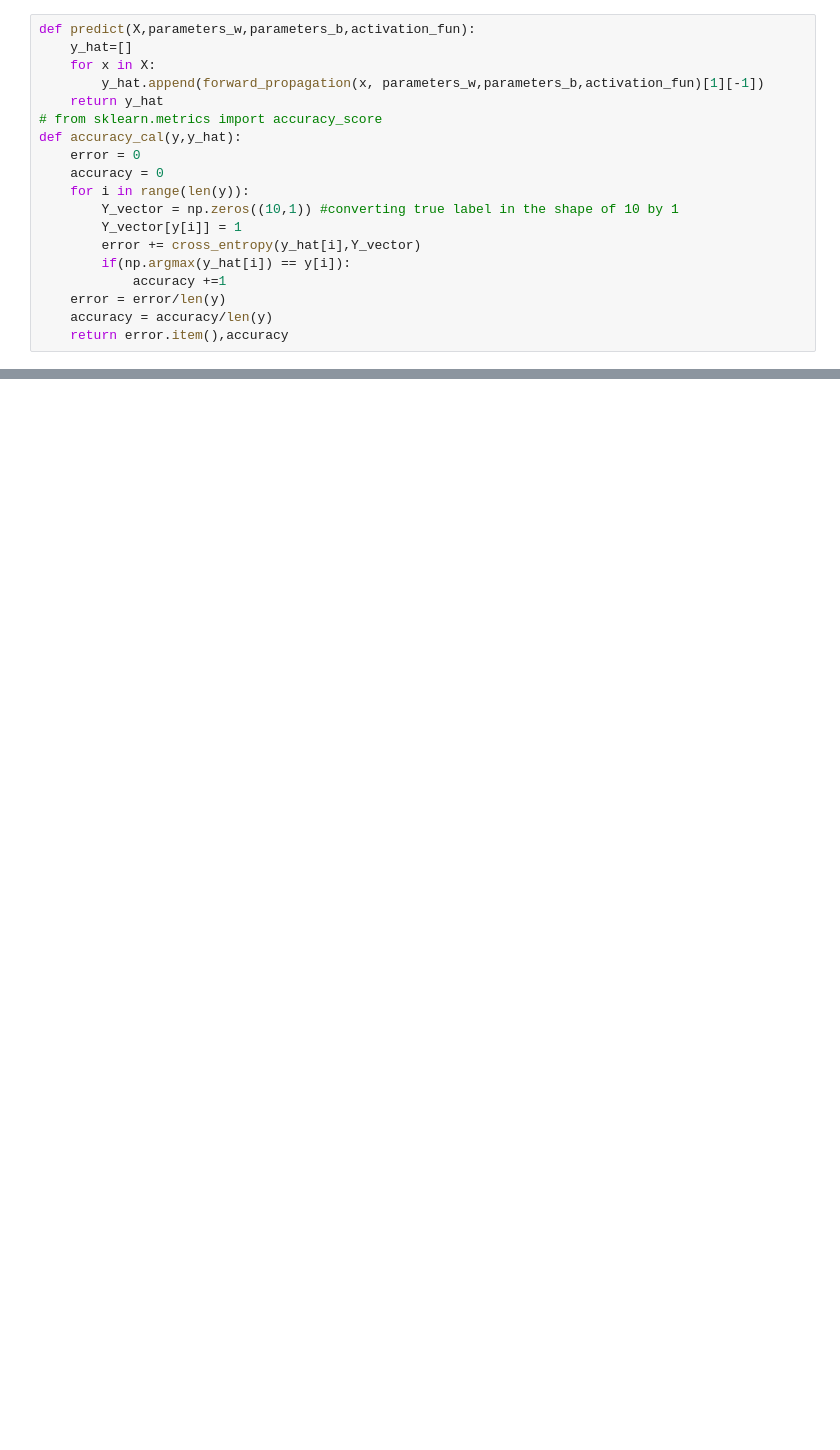
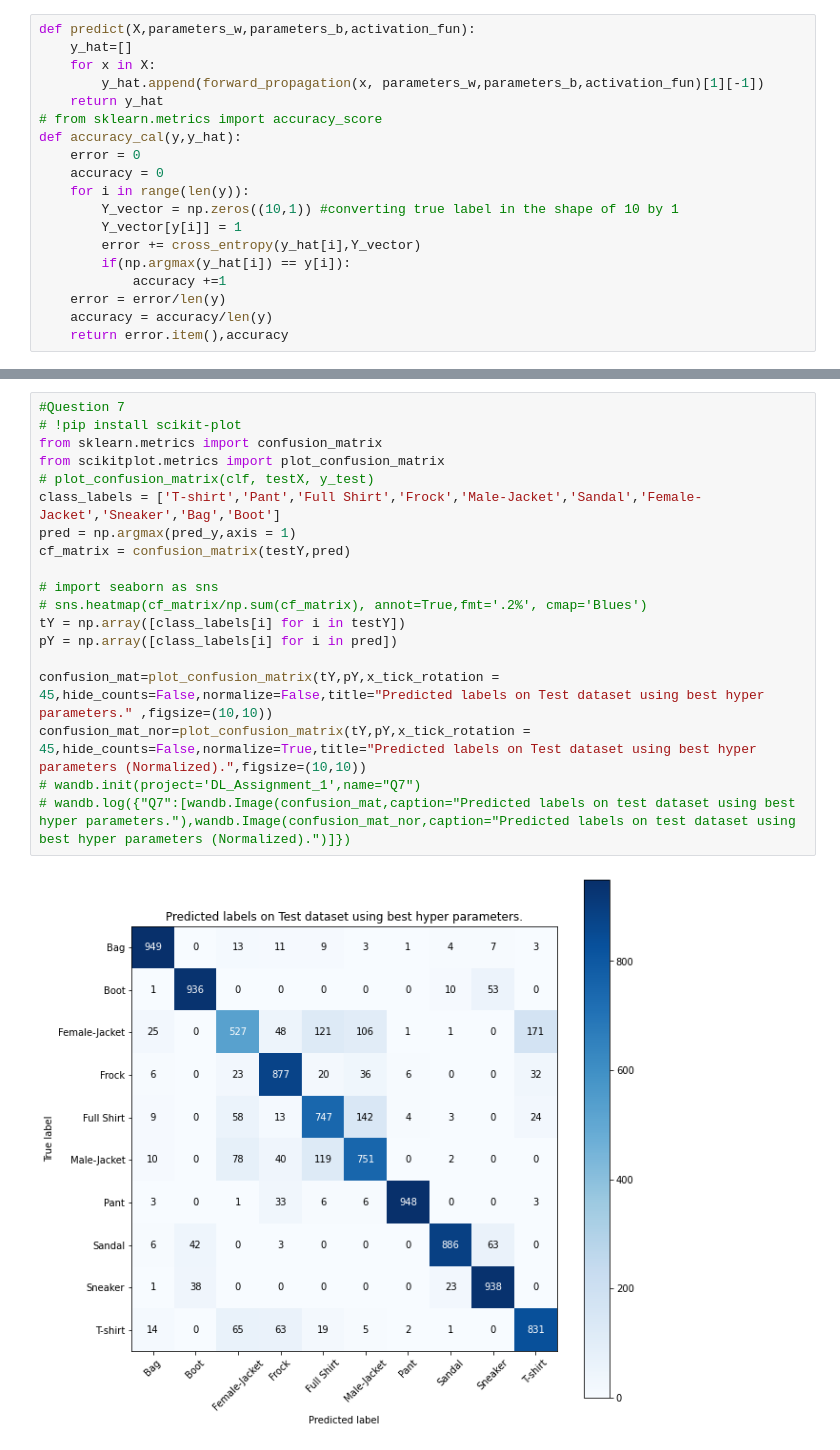
Before and after one commit to Ravindra-kmr/DL_Fashion_MNIST, a Jupyter notebook: CS21M050.ipynb, the cells around one changed output, grey strips where cells are left out. Drawn from its saved outputs; the diff is of its cells as text; blank space fills up the shorter version.

```diff
--- a/CS21M050.ipynb
+++ b/CS21M050.ipynb
@@ -521,0 +459,21 @@ def adam(X, Y, n_h, epoch,learning_rate,batch_size = 64,activation_fun="sigmoid"
+# %%
+#Question 7
+# !pip install scikit-plot
+from sklearn.metrics import confusion_matrix
+from scikitplot.metrics import plot_confusion_matrix
+# plot_confusion_matrix(clf, testX, y_test)
+class_labels = ['T-shirt','Pant','Full Shirt','Frock','Male-Jacket','Sandal','Female-Jacket','Sneaker','Bag','Boot']
+pred = np.argmax(pred_y,axis = 1)
+cf_matrix = confusion_matrix(testY,pred)
+
+# import seaborn as sns
+# sns.heatmap(cf_matrix/np.sum(cf_matrix), annot=True,fmt='.2%', cmap='Blues')
+tY = np.array([class_labels[i] for i in testY])
+pY = np.array([class_labels[i] for i in pred])
+
+confusion_mat=plot_confusion_matrix(tY,pY,x_tick_rotation = 45,hide_counts=False,normalize=False,title="Predicted labels on Test dataset using best hyper parameters." ,figsize=(10,10))
+confusion_mat_nor=plot_confusion_matrix(tY,pY,x_tick_rotation = 45,hide_counts=False,normalize=True,title="Predicted labels on Test dataset using best hyper parameters (Normalized).",figsize=(10,10))
+# wandb.init(project='DL_Assignment_1',name="Q7")
+# wandb.log({"Q7":[wandb.Image(confusion_mat,caption="Predicted labels on test dataset using best hyper parameters."),wandb.Image(confusion_mat_nor,caption="Predicted labels on test dataset using best hyper parameters (Normalized).")]})
+# %% [output]
+[figure, added]
```
Also changed, not shown: parts of 14 cells of this notebook.
